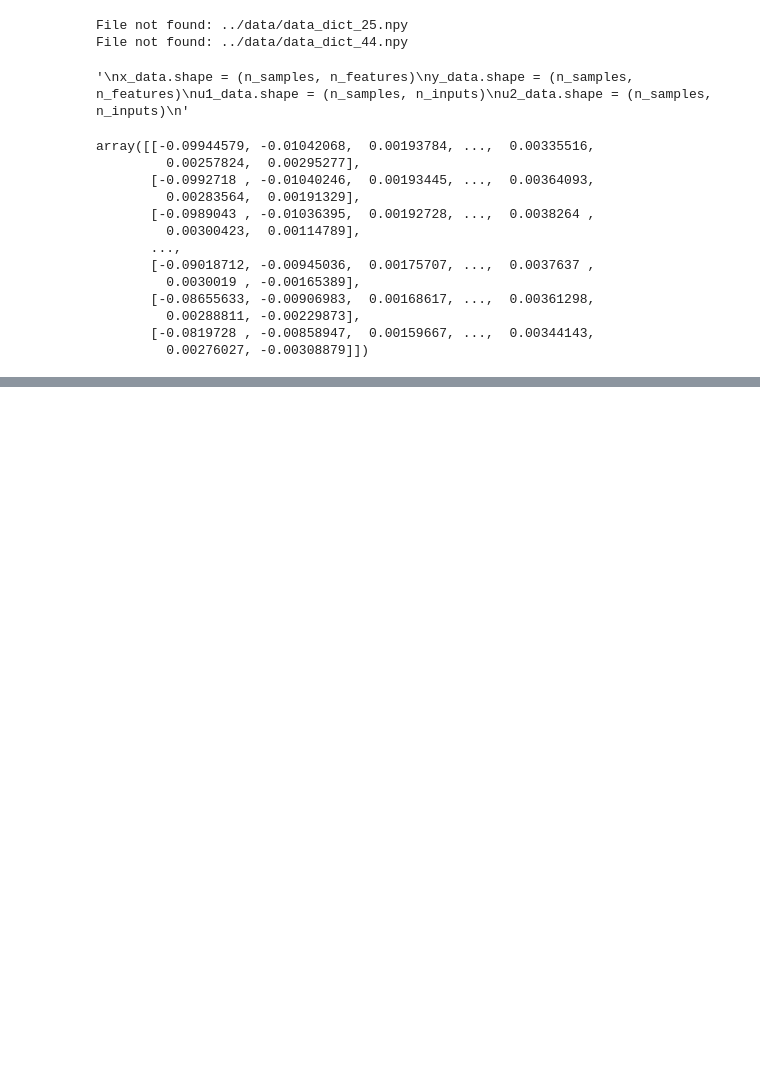
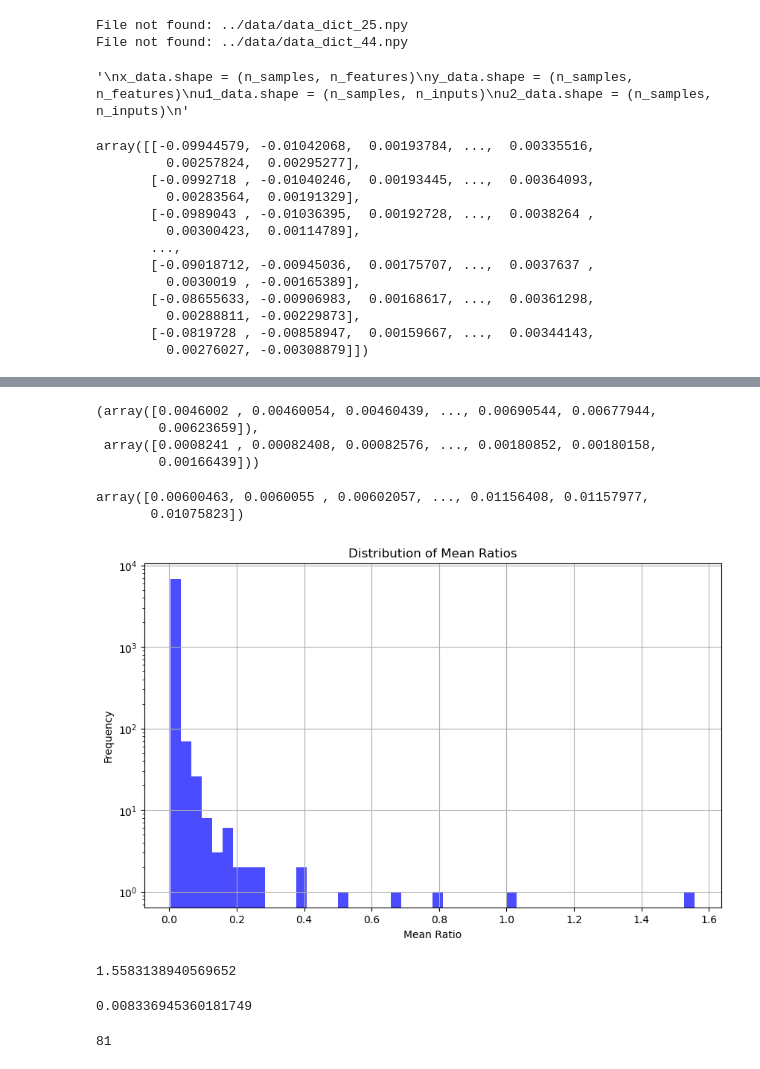
Before and after one commit to Shiqi-Wu/model_combination_Argos, a Jupyter notebook: gan_transformer/test_v2_10.ipynb, the cells around one changed output, grey strips where cells are left out. Saved outputs shown, nothing was run; the diff lists cells and outputs as text; code cells hidden in the pictures; blank space fills up the shorter version.

```diff
--- a/gan_transformer/test_v2_10.ipynb
+++ b/gan_transformer/test_v2_10.ipynb
@@ -199,0 +224,51 @@ for i in selected_dimensions:
+# %%
+errors = [y_data_pred_50traj_10predict[i] - x_dataset[i][:(steps * predict_num), :] for i in range(len(y_data_pred_50traj_10predict))]
+
+ratios_all = np.zeros((len(errors), 6957))
+
+for i in range(len(errors)):
+    reference = x_dataset[i][:(steps * predict_num), :]
+    error = errors[i]
+    reference_norms = np.linalg.norm(reference, axis=0)
+    error_norms = np.linalg.norm(error, axis=0)
+    # print(error_norms)
+    ratios_all[i] = error_norms / reference_norms
+
+# 计算平均比值和标准差
+mean_ratios = np.mean(ratios_all, axis=0)
+std_ratios = np.std(ratios_all, axis=0)
+
+mean_ratios, std_ratios
+# %% [output]
+(array([0.0046002 , 0.00460054, 0.00460439, ..., 0.00690544, 0.00677944,
+        0.00623659]),
+ array([0.0008241 , 0.00082408, 0.00082576, ..., 0.00180852, 0.00180158,
+        0.00166439]))
+# %%
+ratios_all[0]
+# %% [output]
+array([0.00600463, 0.0060055 , 0.00602057, ..., 0.01156408, 0.01157977,
+       0.01075823])
+# %%
+plt.figure(figsize=(10, 6))
+plt.hist(mean_ratios, bins=50, alpha=0.7, color='blue')
+plt.title('Distribution of Mean Ratios')
+plt.xlabel('Mean Ratio')
+plt.ylabel('Frequency')
+plt.yscale('log')
+plt.grid(True)
+plt.show()
+# %% [output]
+[figure, added]
+# %%
+max(mean_ratios)
+# %% [output]
+1.5583138940569652
+# %%
+mean_value = np.mean(mean_ratios)
+print(mean_value)
+count_above_mean = np.sum(mean_ratios > 0.05)
+count_above_mean
+# %% [output]
+0.008336945360181749
+81
```
Also changed, not shown: parts of 15 cells of this notebook, 11 other files.
